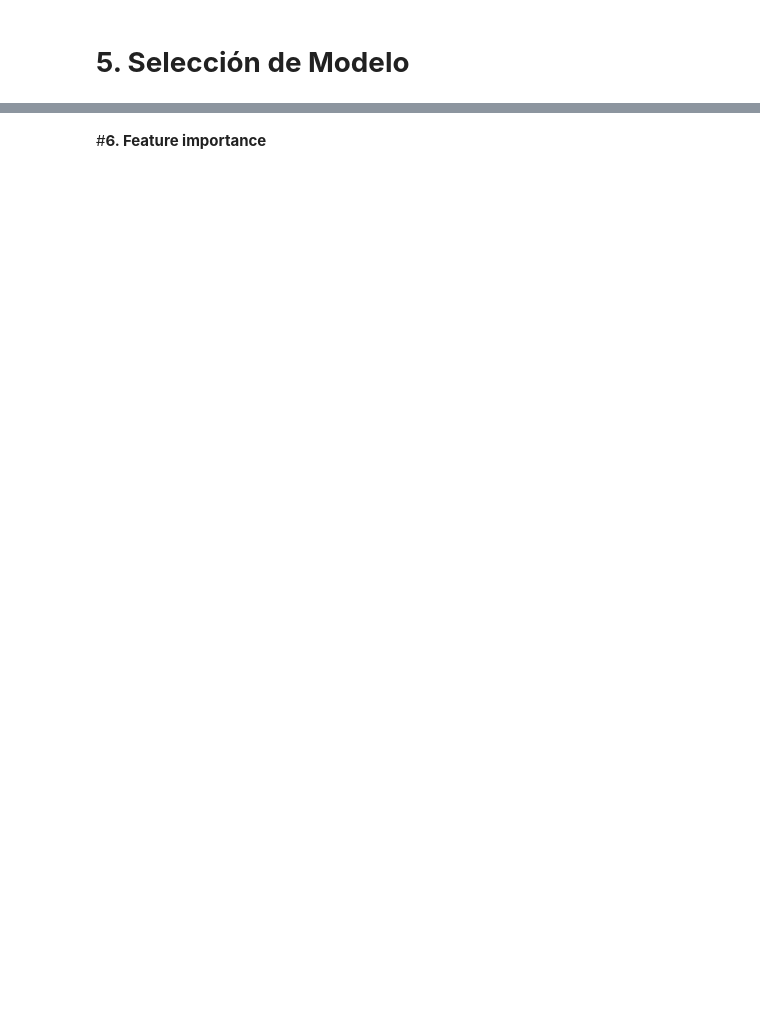
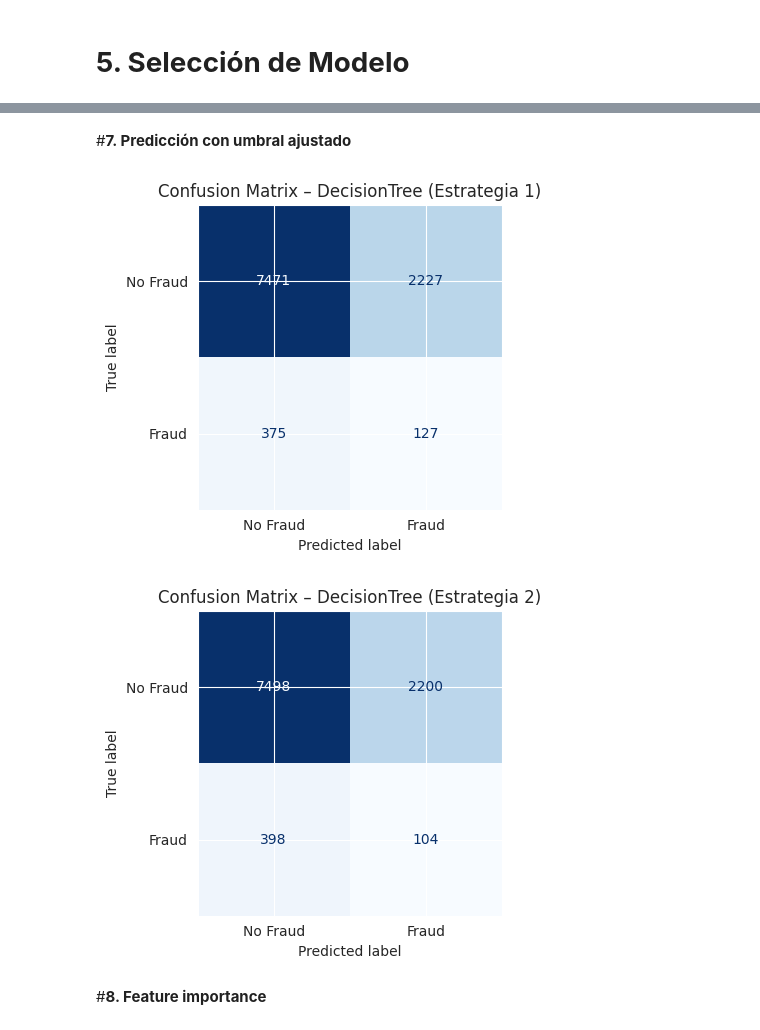
Before and after one commit to mf-arbe/TPintegrador_detecciondefraude, a Jupyter notebook: TPintegrador_Grupo_4.ipynb, the cells around one changed output, grey strips where cells are left out. Drawn from its saved outputs; the diff is of its cells as text; code cells hidden in the pictures; blank space fills up the shorter version.

```diff
--- a/TPintegrador_Grupo_4.ipynb
+++ b/TPintegrador_Grupo_4.ipynb
@@ -1117,3 +1244,24 @@ Mejor modelo estrategia 2: RandomForest
+# %% [markdown]
+#**7. Predicción con umbral ajustado**
+# %%
+cm_s1 = plot_conf_matrix(
+    dt_model_s1,
+    Xte_s1,
+    data_s1["y_test"],
+    title="Confusion Matrix – DecisionTree (Estrategia 1)",
+    threshold=0.45
+)
+
+cm_s2 = plot_conf_matrix(
+    dt_model_s2,
+    Xte_s2,
+    data_s2["y_test"],
+    title="Confusion Matrix – DecisionTree (Estrategia 2)",
+    threshold=0.55
+)
+# %% [output]
+[figure, added]
+[figure, added]
 # %% [markdown]
-#**6. Feature importance**
+#**8. Feature importance**
 # %%
```
Also changed, not shown: parts of 13 cells of this notebook, 2 other files.
